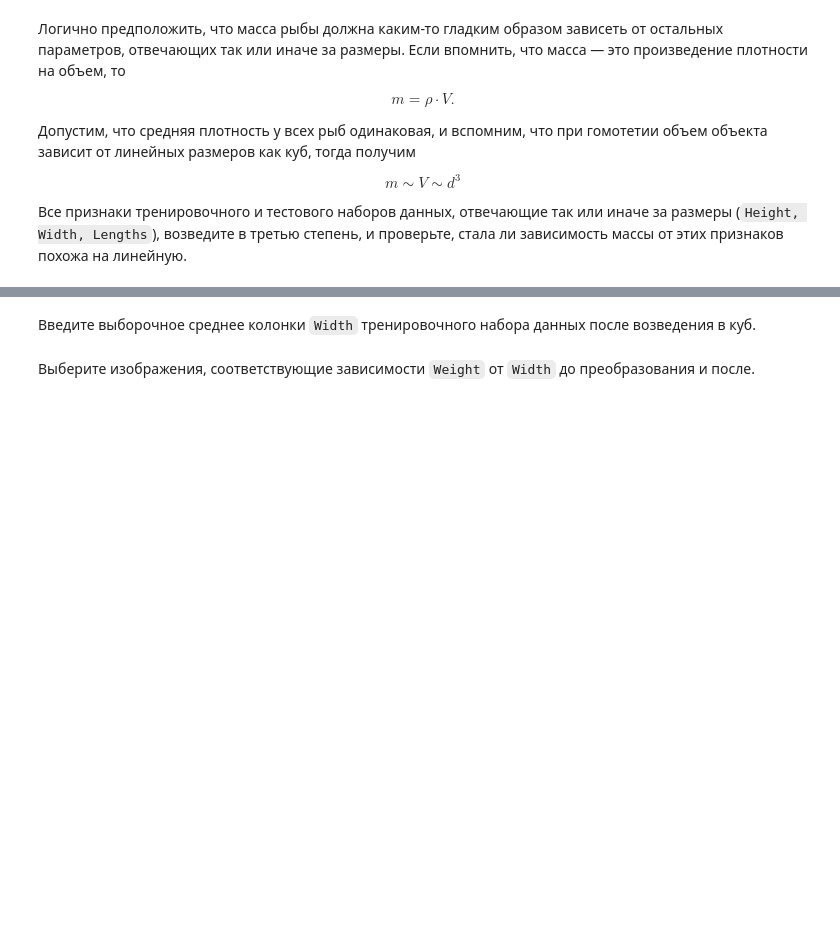
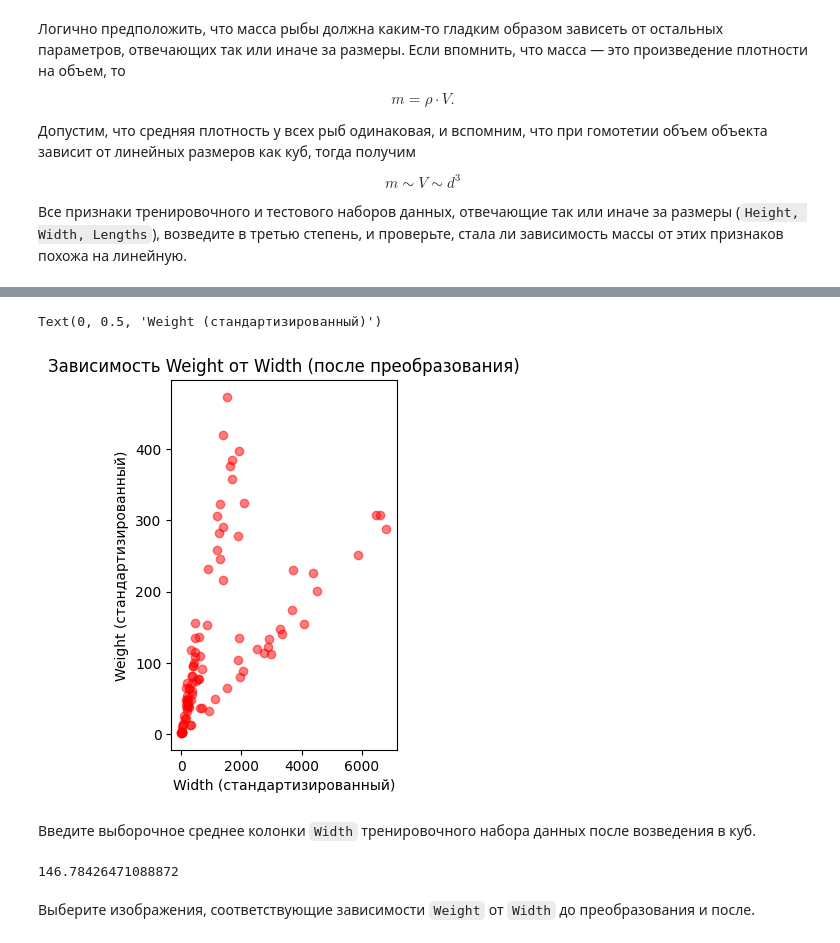
Before and after one commit to nadyaloseva/Course_of_ML_itmo, a Jupyter notebook: Exercise_2.ipynb, the cells around one changed output, grey strips where cells are left out. Saved outputs shown, nothing was run; the diff lists cells and outputs as text; code cells hidden in the pictures; blank space fills up the shorter version.

```diff
--- a/Exercise_2.ipynb
+++ b/Exercise_2.ipynb
@@ -20,4 +20,4 @@ from sklearn.metrics import r2_score
 # %% [markdown]
 При помощи <code>train_test_split()</code> разбейте набор данных на обучающую и тестовую выборки с параметрами, указанными в вашем задании. Используйте стратификацию по колонке <code>Species</code>. Стратификация позволит сохранить доли представленных объектов (по представителям типов рыб) в тренировочной и тестовой выборках.
 # %%
-df = pd.read_csv('fish_train.csv')
+data= pd.read_csv('fish_train.csv')
@@ -170,2 +210,11 @@ $$
+# %%
+plt.subplot(1, 2, 2)
+plt.scatter(train_data_cubed['Height_cubed'], train_data_cubed['Width_cubed'], color='red', alpha=0.5)
+plt.title('Зависимость Weight от Width (после преобразования)')
+plt.xlabel('Width (стандартизированный)')
+plt.ylabel('Weight (стандартизированный)')
+# %% [output]
+Text(0, 0.5, 'Weight (стандартизированный)')
+[figure, added]
 # %% [markdown]
 Введите выборочное среднее колонки <code>Width</code> тренировочного набора данных после возведения в куб.
@@ -174,3 +221,7 @@ $$
+# %%
+X_test['Width_cubed'].mean()
+# %% [output]
+146.78426471088872
 # %% [markdown]
 Выберите изображения, соответствующие зависимости <code>Weight</code> от <code>Width</code> до преобразования и после.
 # %% [markdown]
```
Also changed, not shown: parts of 37 cells of this notebook.
